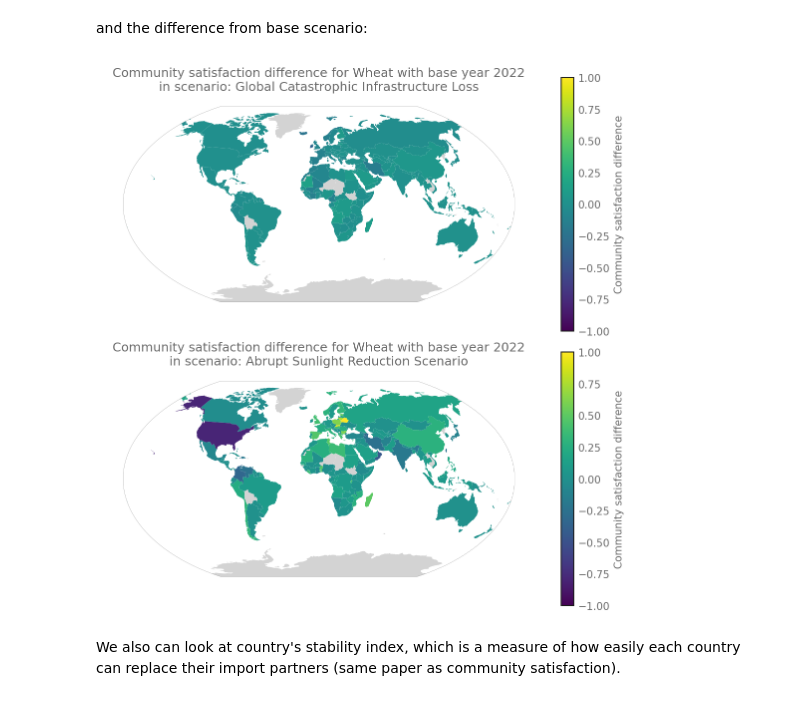
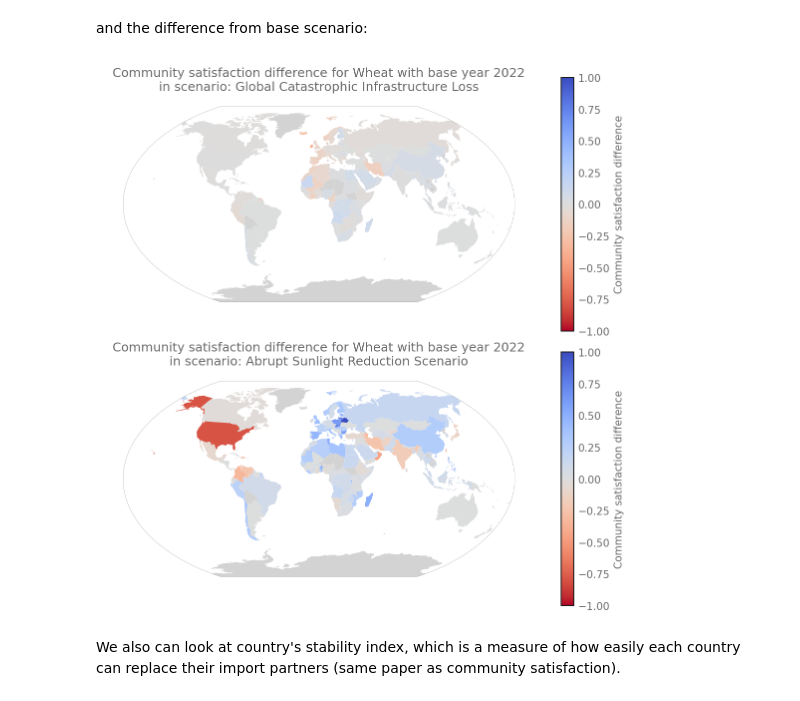
Before and after one commit to lukaszgajewski/pytradeshifts, a Jupyter notebook: scripts/Main Scenarios/Wheat_Trade_After_Catastrophe.ipynb, the cells around one changed output. Cells and saved outputs as stored; diff of their text form; code cells hidden in the pictures.

```diff
--- a/scripts/Main Scenarios/Wheat_Trade_After_Catastrophe.ipynb
+++ b/scripts/Main Scenarios/Wheat_Trade_After_Catastrophe.ipynb
@@ -151,9 +151,9 @@ comparison.plot_community_satisfaction(figsize=(10, 10))
 # %% [markdown]
 and the difference from base scenario:
 # %%
-comparison.plot_community_satisfaction_difference(figsize=(7.5, 7.5), vmin=-1, vmax=1)
+comparison.plot_community_satisfaction_difference(figsize=(7.5, 7.5), vmin=-1, vmax=1, cmap="coolwarm_r")
 # %% [output]
-[figure, old version]
+[figure, new version]
 # %% [markdown]
 We also can look at country's stability index, which is a measure of how easily each country can replace their import partners (same paper as community satisfaction).
 # %%
```
Also changed, not shown: parts of 4 cells of this notebook, 1 other file.
